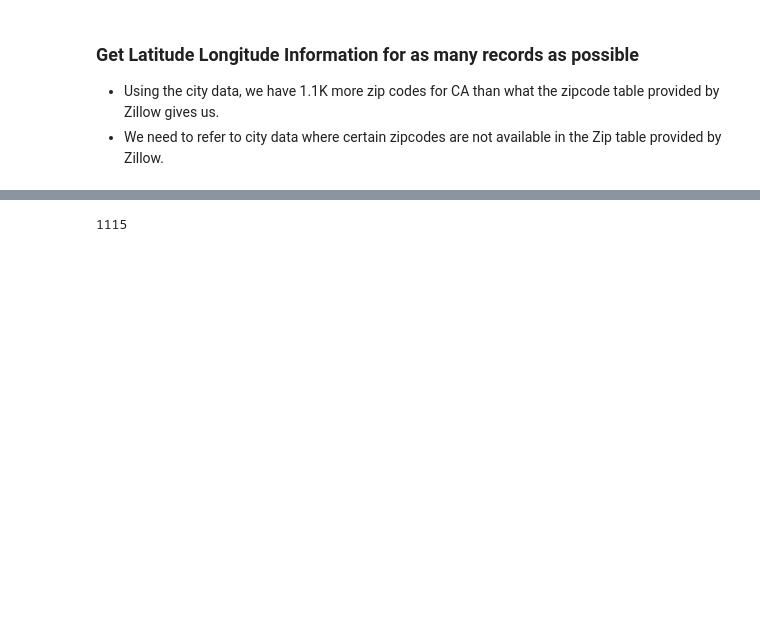
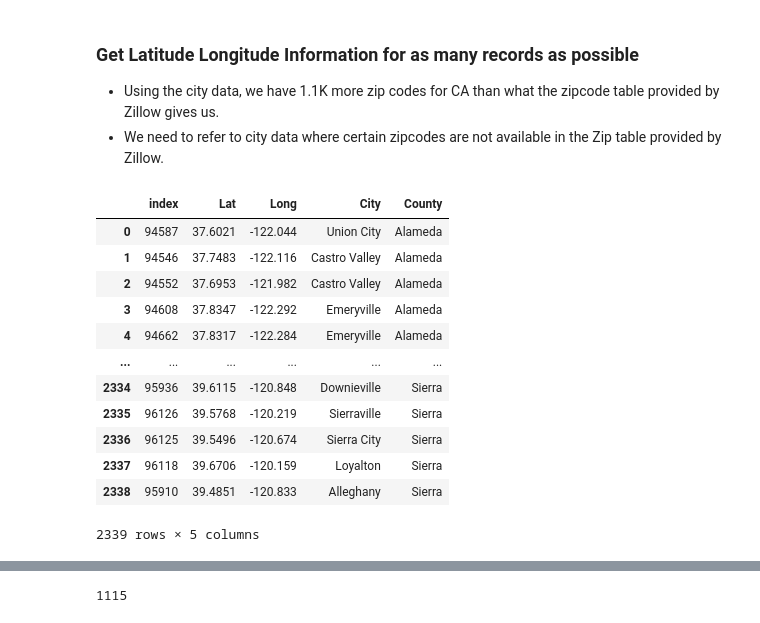
Before and after one commit to rage-against-the-machine-learning/rent-v-buy, a Jupyter notebook: notebooks/02-Inspect-Scope-Data-California.ipynb, the cells around one changed output, grey strips where cells are left out. Saved outputs shown, nothing was run; the diff lists cells and outputs as text; code cells hidden in the pictures; blank space fills up the shorter version.

```diff
--- a/notebooks/02-Inspect-Scope-Data-California.ipynb
+++ b/notebooks/02-Inspect-Scope-Data-California.ipynb
@@ -42,9 +39,9 @@ from src import helper
 # %% [markdown]
 ### Import Data
 # %%
-county_ts = pd.read_csv('../data/raw/unzipped/County_time_series.csv')
-city_ts = pd.read_csv('../data/raw/unzipped/City_time_series.csv')
-zip_ts = pd.read_csv('../data/raw/unzipped/Zip_time_series.csv')
+county_ts = pd.read_csv('../data/raw/zecon/County_time_series.csv')
+city_ts = pd.read_csv('../data/raw/zecon/City_time_series.csv')
+zip_ts = pd.read_csv('../data/raw/zecon/Zip_time_series.csv')
 
 fips_mapping = pd.read_pickle('../data/interim/fips_map.pickle')
 # %% [markdown]
@@ -233,6 +240,22 @@ for row in fips_mapping_CA.itertuples():
                                           'County' : i['county'].replace(" County", "")}
 zip_meta_df = pd.DataFrame(zip_meta).T
 zip_meta_df.reset_index(inplace=True)
+# %%
+zip_meta_df
+# %% [output]
+|  | index | Lat | Long | City | County |
+| 0 | 94587 | 37.6021 | -122.044 | Union City | Alameda |
+| 1 | 94546 | 37.7483 | -122.116 | Castro Valley | Alameda |
+| 2 | 94552 | 37.6953 | -121.982 | Castro Valley | Alameda |
+| 3 | 94608 | 37.8347 | -122.292 | Emeryville | Alameda |
+| 4 | 94662 | 37.8317 | -122.284 | Emeryville | Alameda |
+| ... | ... | ... | ... | ... | ... |
+| 2334 | 95936 | 39.6115 | -120.848 | Downieville | Sierra |
+| 2335 | 96126 | 39.5768 | -120.219 | Sierraville | Sierra |
+| 2336 | 96125 | 39.5496 | -120.674 | Sierra City | Sierra |
+| 2337 | 96118 | 39.6706 | -120.159 | Loyalton | Sierra |
+| 2338 | 95910 | 39.4851 | -120.833 | Alleghany | Sierra |
+2339 rows × 5 columns
 # %%
 city_uniqueCityID = dict(zip(fips_mapping_CA['City'], fips_mapping_CA['Unique_City_ID']))
 city_metroName = dict(zip(fips_mapping_CA['City'], fips_mapping_CA['MetroName']))
```
Also changed, not shown: parts of 6 cells of this notebook, 3 other files.
